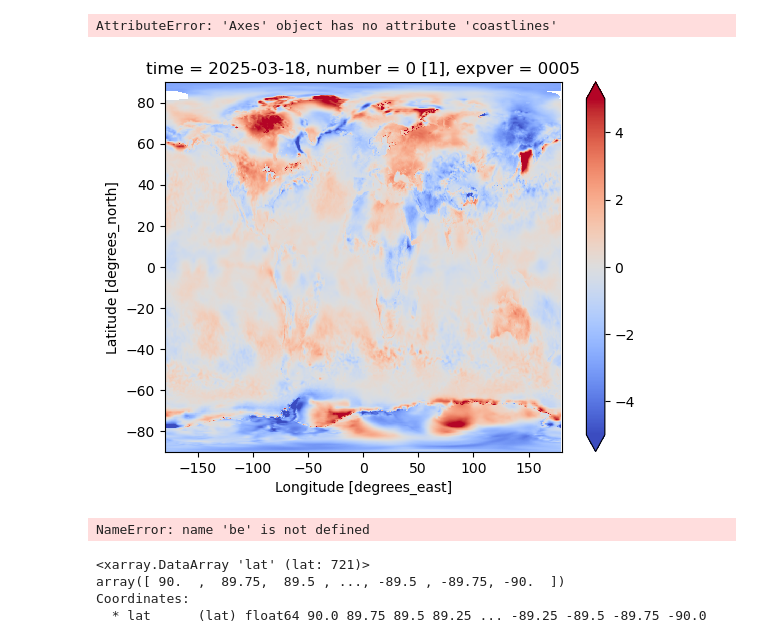
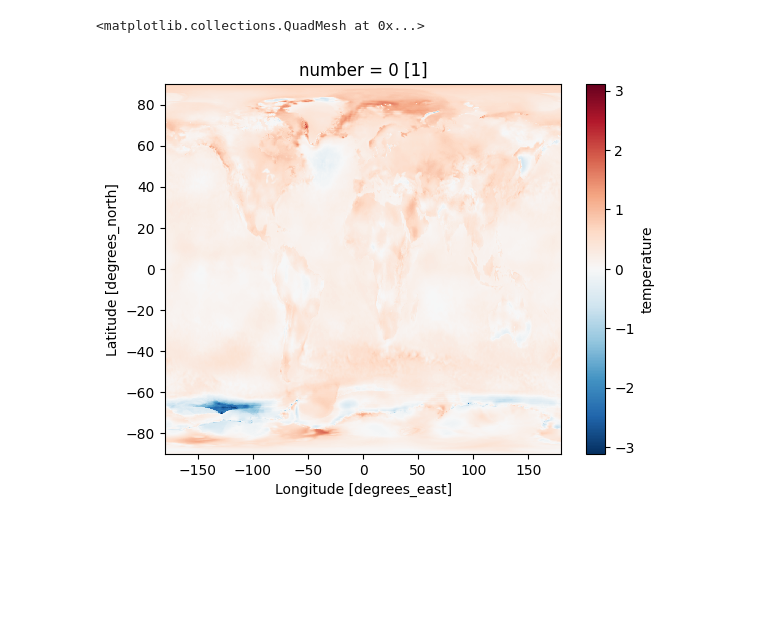
Before and after one commit to devinrand/Berkeley_Earth_vs_EAR5, a Jupyter notebook: notebooks/plot_global_avg.ipynb, the cells around one changed output. Drawn from its saved outputs; the diff is of its cells as text; code cells hidden in the pictures; blank space fills up the shorter version.

```diff
--- a/notebooks/plot_global_avg.ipynb
+++ b/notebooks/plot_global_avg.ipynb
@@ -41,25 +74,14 @@ Text(0.5, 1.0, 'Global Averages')
-# %%
-# plot difference of last time slice of both datasets
-difference = be.temperature[-2] - era5.anomalies[-2]
-difference.plot(vmin=-5, vmax=5, cmap='coolwarm')
-# add coastlines
-
-plt.title('Berkeley Earth - ERA5 on ' + str(be_global.time[-2].values))
-# %% [output]
-AttributeError: 'Axes' object has no attribute 'coastlines'
-[figure, removed]
-# %%
-be.temperature[-2].plot()
-er.anomalies[-2].plot()
-# %% [output]
-NameError: name 'be' is not defined
-# %%
-import xarray as xr
-path = '~/Documents/temperature-comparison-data/Raw/ERA5/ERA5_TMAX_TMIN.nc'
-max_min = xr.open_dataset(path)
-max_min.lat
-# %% [output]
-<xarray.DataArray 'lat' (lat: 721)>
-array([ 90.  ,  89.75,  89.5 , ..., -89.5 , -89.75, -90.  ])
-Coordinates:
-  * lat      (lat) float64 90.0 89.75 89.5 89.25 ... -89.25 -89.5 -89.75 -90.0
+# %%
+be_spatial_mean = be_tavg.temperature.mean(dim='time')
+era5_spatial_mean = era5_tavg.temperature.mean(dim='time')
+
+# Spatial standard deviation
+#be_spatial_std = be_temp.std(dim='time')
+#era5_spatial_std = era5_temp.std(dim='time')
+
+# Difference maps
+spatial_mean_diff = era5_spatial_mean - be_spatial_mean
+spatial_mean_diff.plot()
+# %% [output]
+<matplotlib.collections.QuadMesh at 0x...>
+[figure, added]
```
Also changed, not shown: parts of 8 cells of this notebook, 19 other files.
